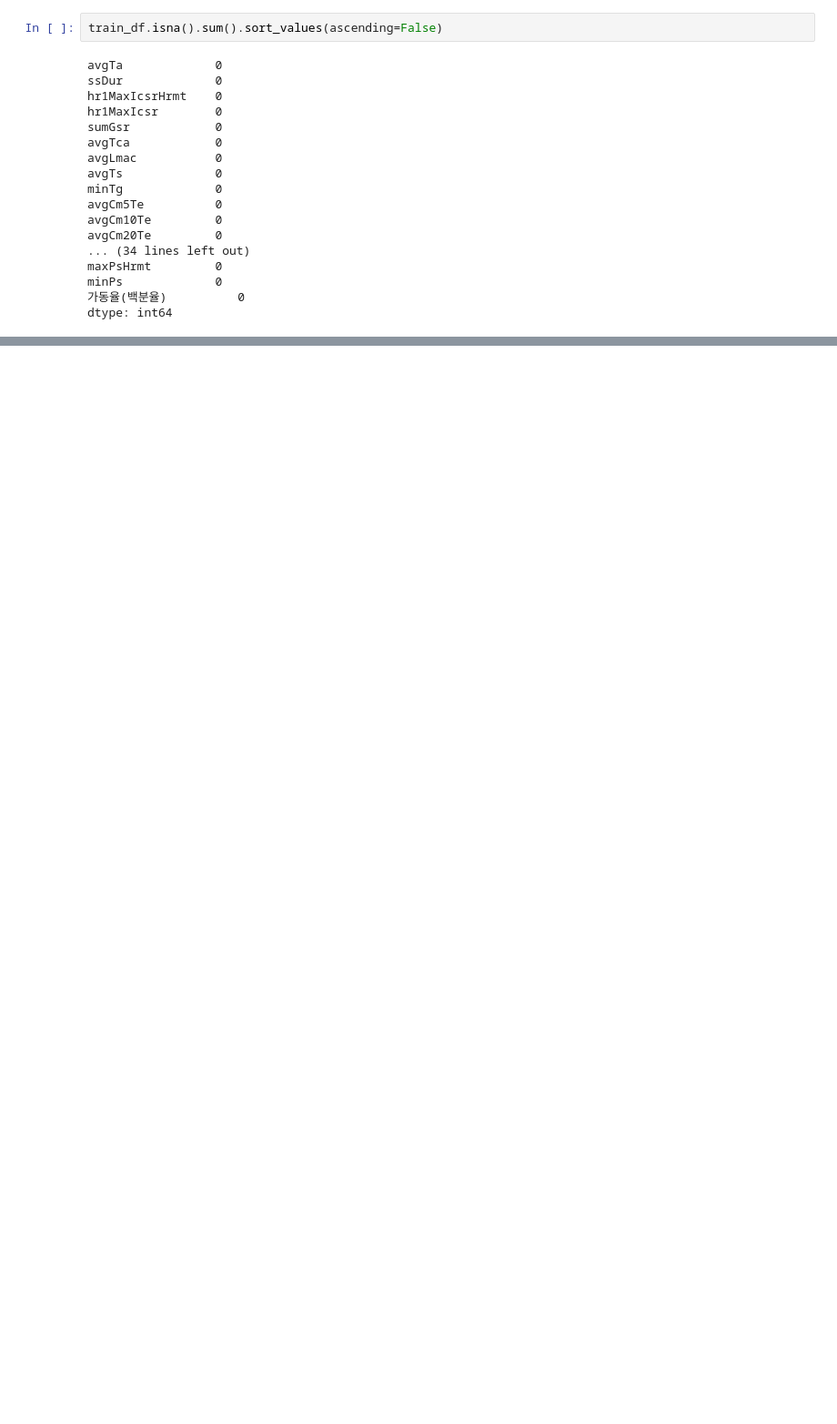
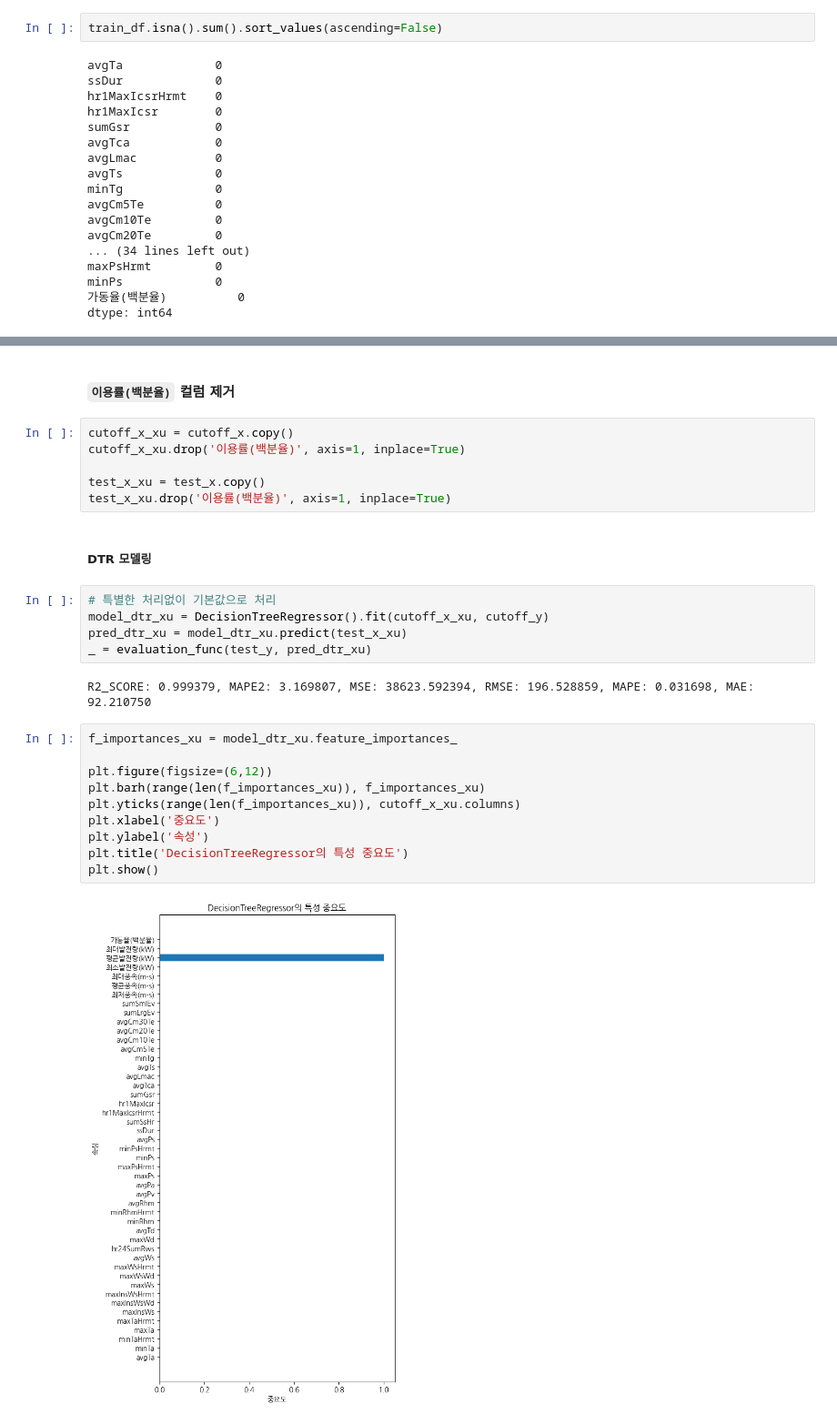
Before and after one commit to freemancho1/ai-projects, a Jupyter notebook: 40-WORK-T213P310/31-wind-power.ipynb, the cells around one changed output, grey strips where cells are left out. Shown at 91% size. Saved outputs shown, nothing was run; the diff lists cells and outputs as text; blank space fills up the shorter version.

```diff
--- a/40-WORK-T213P310/31-wind-power.ipynb
+++ b/40-WORK-T213P310/31-wind-power.ipynb
@@ -339,0 +471,29 @@ memory usage: 1.1 KB
+# %% [markdown]
+#### `이용률(백분율)` 컬럼 제거
+# %%
+cutoff_x_xu = cutoff_x.copy()
+cutoff_x_xu.drop('이용률(백분율)', axis=1, inplace=True)
+
+test_x_xu = test_x.copy()
+test_x_xu.drop('이용률(백분율)', axis=1, inplace=True)
+# %% [markdown]
+##### DTR 모델링
+# %%
+# 특별한 처리없이 기본값으로 처리
+model_dtr_xu = DecisionTreeRegressor().fit(cutoff_x_xu, cutoff_y)
+pred_dtr_xu = model_dtr_xu.predict(test_x_xu)
+_ = evaluation_func(test_y, pred_dtr_xu)
+# %% [output]
+R2_SCORE: 0.999379, MAPE2: 3.169807, MSE: 38623.592394, RMSE: 196.528859, MAPE: 0.031698, MAE: 92.210750
+# %%
+f_importances_xu = model_dtr_xu.feature_importances_
+
+plt.figure(figsize=(6,12))
+plt.barh(range(len(f_importances_xu)), f_importances_xu)
+plt.yticks(range(len(f_importances_xu)), cutoff_x_xu.columns)
+plt.xlabel('중요도')
+plt.ylabel('속성')
+plt.title('DecisionTreeRegressor의 특성 중요도')
+plt.show()
+# %% [output]
+[figure, added]
```
Also changed, not shown: parts of 91 cells of this notebook, 34 other files.
